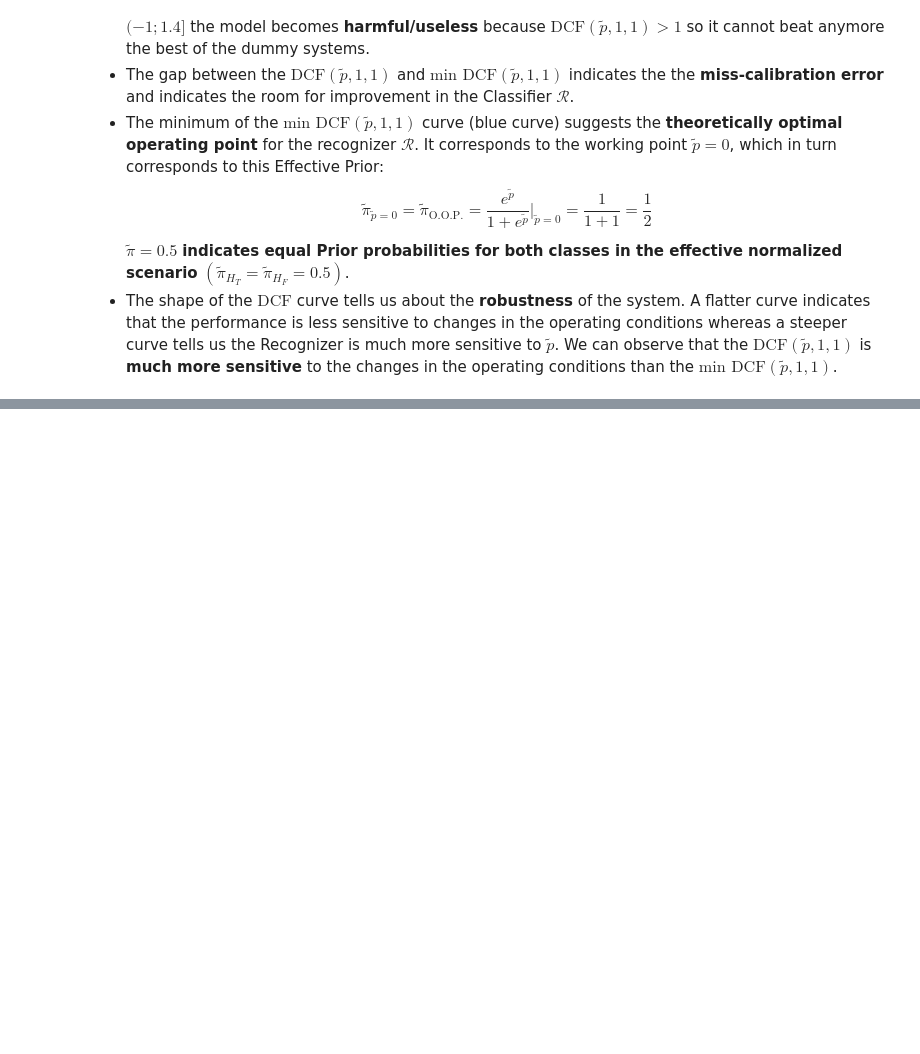
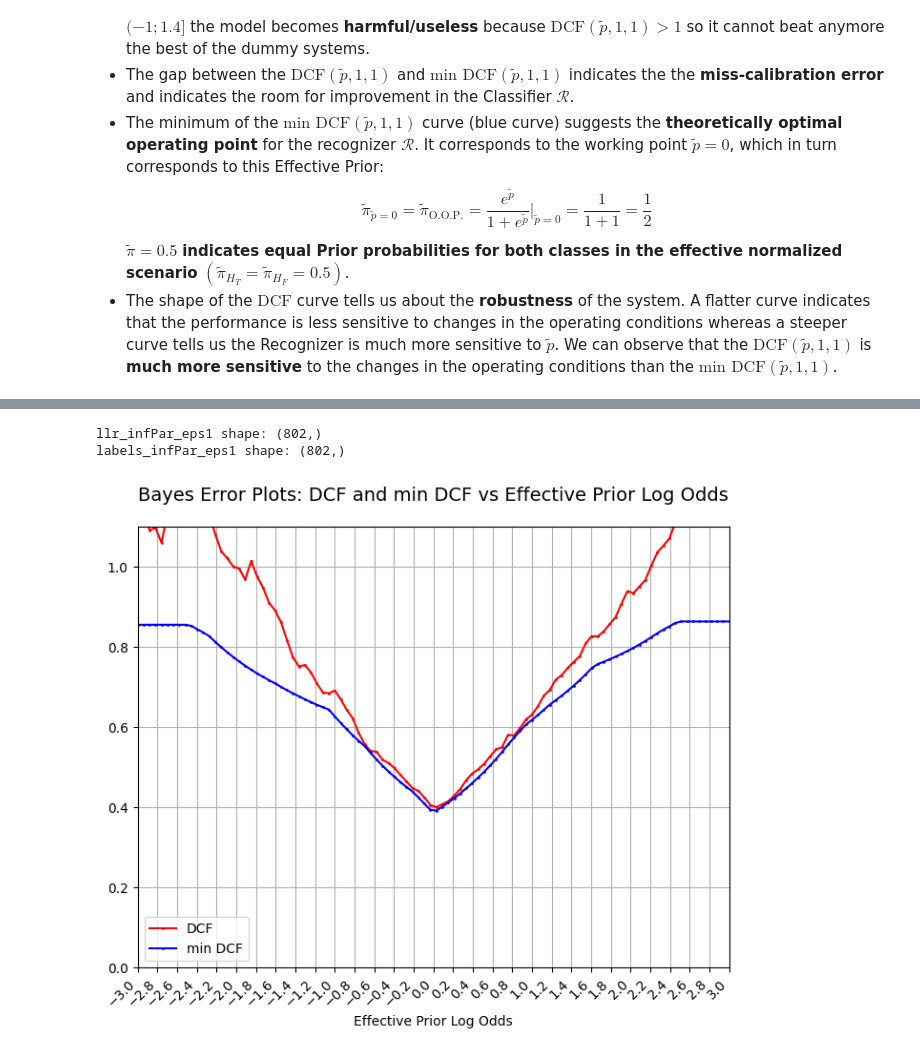
Before and after one commit to RiccardoRevalor/MachineLearningPatternRecognition, a Jupyter notebook: lab8_BayesDecisionModel_Evaluation/decisionModels_Eval.ipynb, the cells around one changed output, grey strips where cells are left out. Drawn from its saved outputs; the diff is of its cells as text; code cells hidden in the pictures; blank space fills up the shorter version.

```diff
--- a/lab8_BayesDecisionModel_Evaluation/decisionModels_Eval.ipynb
+++ b/lab8_BayesDecisionModel_Evaluation/decisionModels_Eval.ipynb
@@ -1136,7 +1136,7 @@ $$
 $$
 After that, we compute the normalized DCF, and the normalized minimum DCF corresponding to $\tilde{\pi}$ and then plot these values as a function of $\tilde{p} = \log \frac{1 - \tilde{\pi}}{\tilde{\pi}}$:
 # %%
-def plotBayesErroPlots(effPriorLogOdds, scores, LVAL):
+def plotBayesErrorPlots(effPriorLogOdds, scores, LVAL):
     """
     Plot the Bayes error plots for a given range of log odds ratios and scores.
     Args:
@@ -1203,0 +1209,9 @@ plotBayesErroPlots(effPriorLogOdds, llr_infPar, labels_infPar) #plot the Bayes e
+# %%
+#Load llrs (scores) and labels for the second model having pseucocounts eps = 1
+llr_infPar_eps1 = np.load("./data/commedia_llr_infpar_eps1.npy")
+print(f"llr_infPar_eps1 shape: {llr_infPar_eps1.shape}")
+labels_infPar_eps1 = np.load("./data/commedia_labels_infpar_eps1.npy")
+print(f"labels_infPar_eps1 shape: {labels_infPar_eps1.shape}")
+# %% [output]
+llr_infPar_eps1 shape: (802,)
+labels_infPar_eps1 shape: (802,)
@@ -1203,0 +1273,4 @@ plotBayesErroPlots(effPriorLogOdds, llr_infPar, labels_infPar) #plot the Bayes e
+# %%
+plotBayesErrorPlots(effPriorLogOdds, llr_infPar_eps1, labels_infPar_eps1)
+# %% [output]
+[figure, added]
```
Also changed, not shown: parts of 5 cells of this notebook, 2 other files.
